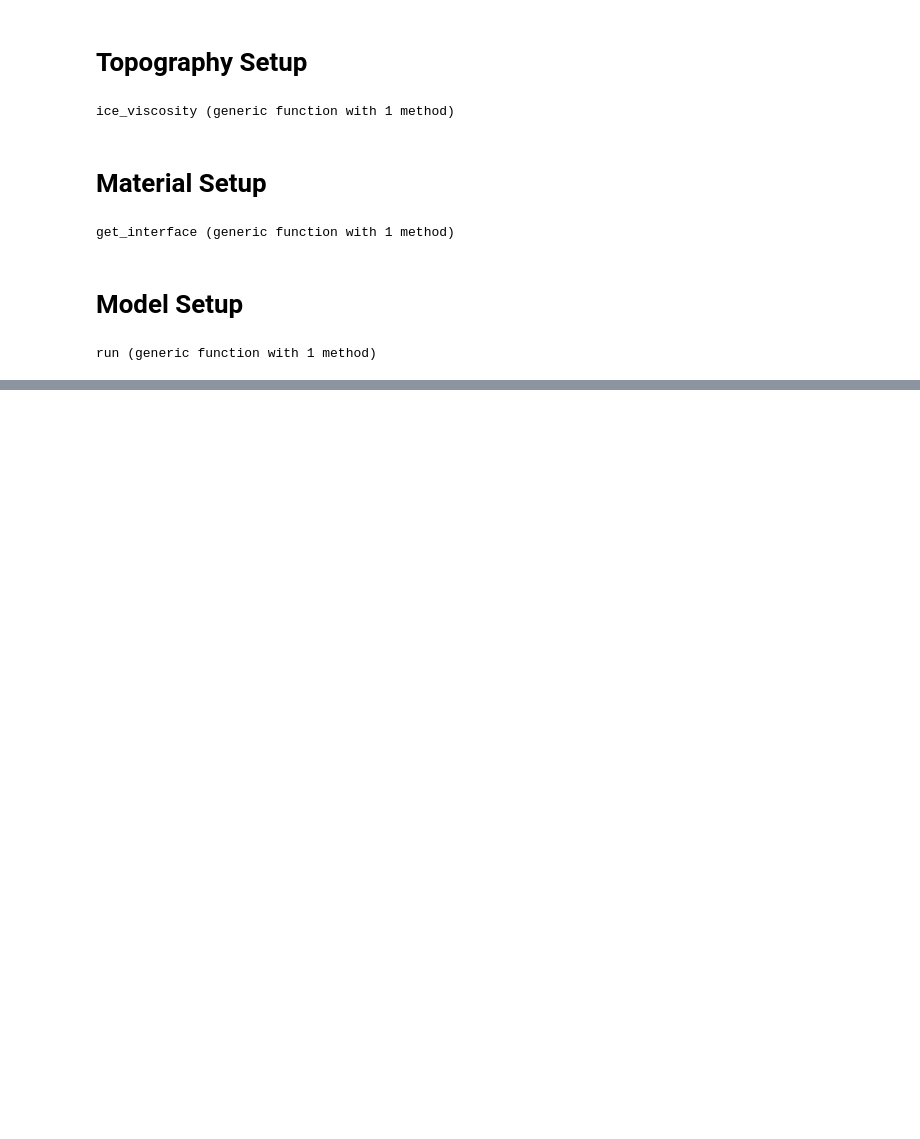
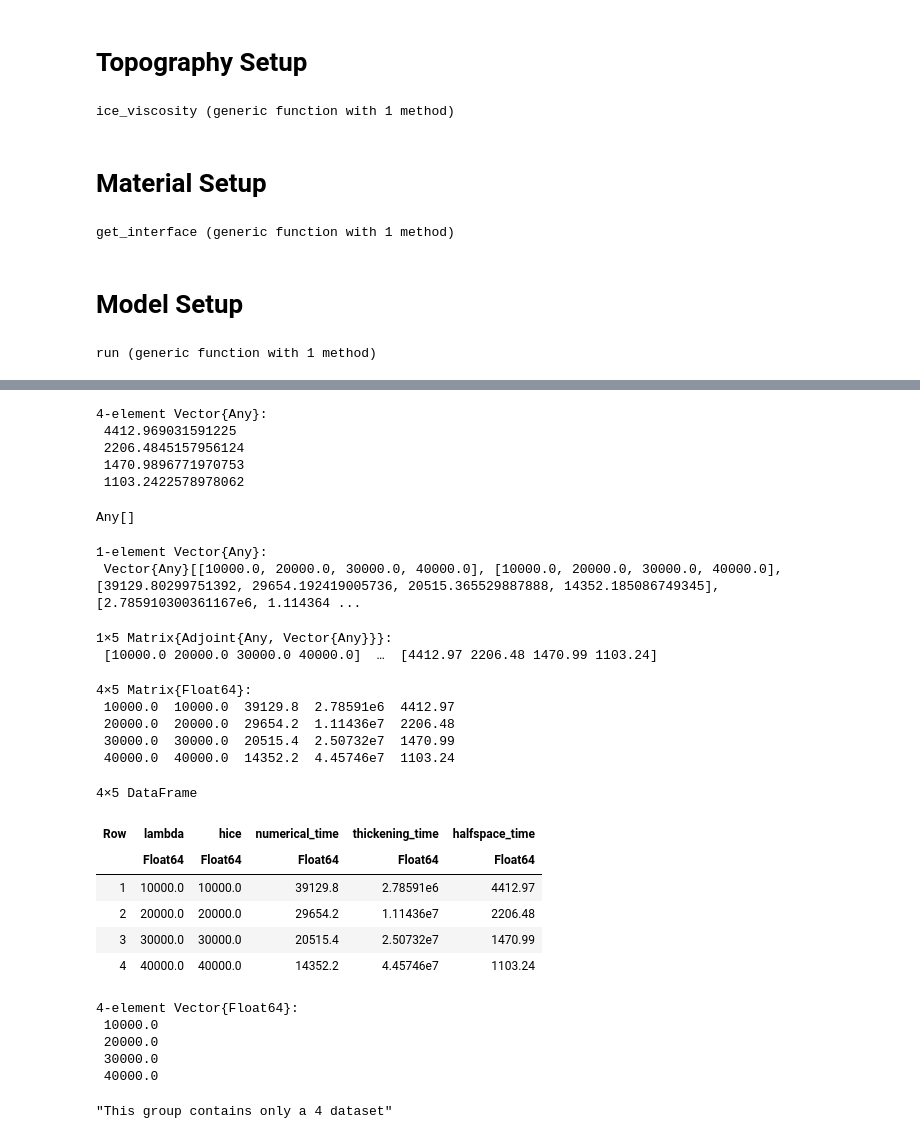
Before and after one commit to maxrudolph/gerya-julia, a Jupyter notebook: modelTest.ipynb, the cells around one changed output, grey strips where cells are left out. Drawn from its saved outputs; the diff is of its cells as text; code cells hidden in the pictures; blank space fills up the shorter version.

```diff
--- a/modelTest.ipynb
+++ b/modelTest.ipynb
@@ -407,0 +440,45 @@ Any[]
+# %%
+wavelength = run1[1][:]
+ice_shell = run1[2][:]
+timevis = run1[3][:]
+timethick = run1[4][:]
+timehalfspace = run1[5][:]
+# %% [output]
+4-element Vector{Any}:
+ 4412.969031591225
+ 2206.4845157956124
+ 1470.9896771970753
+ 1103.2422578978062
+# %%
+dataset = []
+# %% [output]
+Any[]
+# %%
+push!(dataset,[wavelength,ice_shell,timevis,timethick,timehalfspace])
+# %% [output]
+1-element Vector{Any}:
+ Vector{Any}[[10000.0, 20000.0, 30000.0, 40000.0], [10000.0, 20000.0, 30000.0, 40000.0], [39129.80299751392, 29654.192419005736, 20515.365529887888, 14352.185086749345], [2.785910300361167e6, 1.114364 ...
+# %%
+dataset = vcat(map(x->x',dataset)...)
+# %% [output]
+1×5 Matrix{Adjoint{Any, Vector{Any}}}:
+ [10000.0 20000.0 30000.0 40000.0]  …  [4412.97 2206.48 1470.99 1103.24]
+# %%
+dataset = hcat(map(x->x',dataset)...)
+# %% [output]
+4×5 Matrix{Float64}:
+ 10000.0  10000.0  39129.8  2.78591e6  4412.97
+ 20000.0  20000.0  29654.2  1.11436e7  2206.48
+ 30000.0  30000.0  20515.4  2.50732e7  1470.99
+ 40000.0  40000.0  14352.2  4.45746e7  1103.24
+# %%
+using DataFrames
+df = DataFrame(lambda = dataset[:,1], hice = dataset[:,2], numerical_time = dataset[:,3], thickening_time = dataset[:,4], halfspace_time = dataset[:,5])
+# %% [output]
+4×5 DataFrame
+| Row | lambda | hice | numerical_time | thickening_time | halfspace_time |
+|  | Float64 | Float64 | Float64 | Float64 | Float64 |
+| 1 | 10000.0 | 10000.0 | 39129.8 | 2.78591e6 | 4412.97 |
+| 2 | 20000.0 | 20000.0 | 29654.2 | 1.11436e7 | 2206.48 |
+| 3 | 30000.0 | 30000.0 | 20515.4 | 2.50732e7 | 1470.99 |
+| 4 | 40000.0 | 40000.0 | 14352.2 | 4.45746e7 | 1103.24 |
@@ -408 +492,24 @@ Any[]
+# %%
+df.hice
+# %% [output]
+4-element Vector{Float64}:
+ 10000.0
+ 20000.0
+ 30000.0
+ 40000.0
+# %%
+h5open("modelrun.hdf5", "w") do file
+    # Creating Groups for Data
+    g = create_group(file, "Model Run")
+    # Storing Data Inside the Group
+    g["Wavelength"] = df.lambda
+    g["Relaxation Time(Model)"] = df.numerical_time
+    g["Thickening Time"] = df.thickening_time
+    g["Relaxation Time(Halfspace)"] = df.halfspace_time
+    g["Ice Shell Thickness"] = df.hice
+    # Apply an Attribute to Groups
+    attrs(g)["Description"] = "This group contains only a 4 dataset"
+end
+# %% [output]
+"This group contains only a 4 dataset"
 # %%
```
Also changed, not shown: parts of 18 cells of this notebook, 3 other files.
